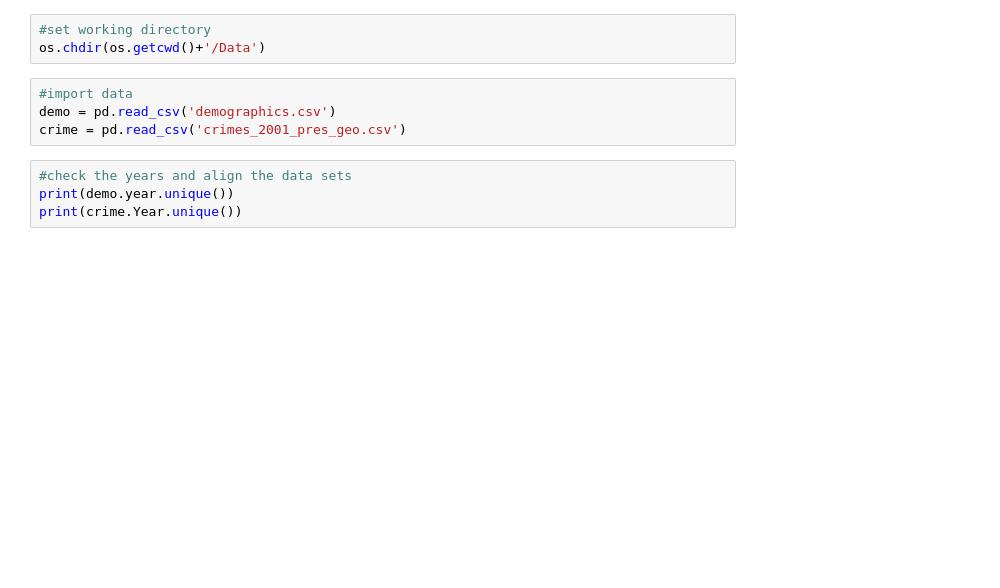
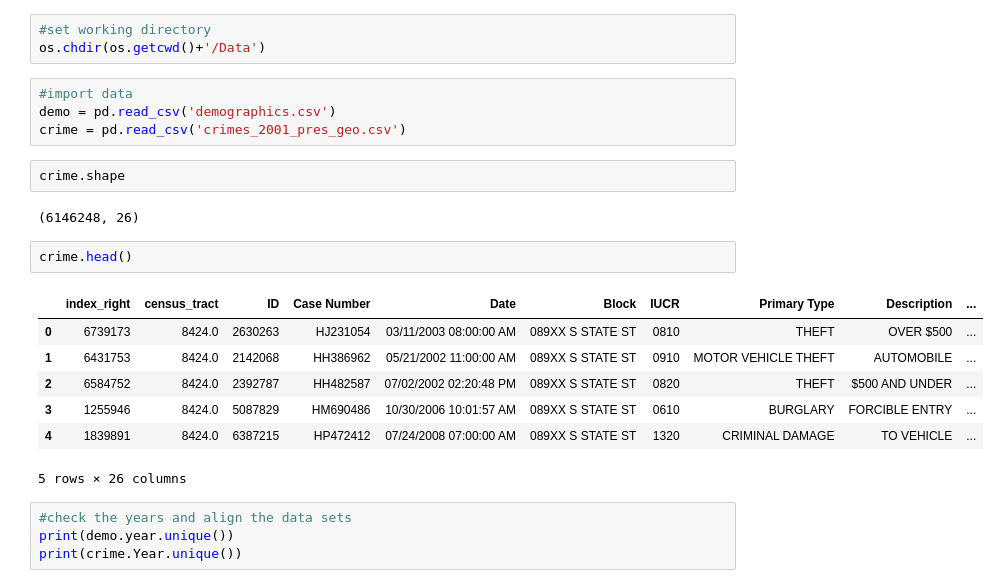
Before and after one commit to 7cb15/ACT-Scores-and-Crime, a Jupyter notebook: CrimeClustering.ipynb, the cells around one changed output. Cells and saved outputs as stored; diff of their text form; blank space fills up the shorter version.

Commit message:
updated crime clustering

```diff
--- a/CrimeClustering.ipynb
+++ b/CrimeClustering.ipynb
@@ -25,6 +25,20 @@ os.chdir(os.getcwd()+'/Data')
 #import data
 demo = pd.read_csv('demographics.csv')
 crime = pd.read_csv('crimes_2001_pres_geo.csv')
+# %%
+crime.shape
+# %% [output]
+(6146248, 26)
+# %%
+crime.head()
+# %% [output]
+|  | index_right | census_tract | ID | Case Number | Date | Block | IUCR | Primary Type | Description | ... |
+| 0 | 6739173 | 8424.0 | 2630263 | HJ231054 | 03/11/2003 08:00:00 AM | 089XX S STATE ST | 0810 | THEFT | OVER $500 | ... |
+| 1 | 6431753 | 8424.0 | 2142068 | HH386962 | 05/21/2002 11:00:00 AM | 089XX S STATE ST | 0910 | MOTOR VEHICLE THEFT | AUTOMOBILE | ... |
+| 2 | 6584752 | 8424.0 | 2392787 | HH482587 | 07/02/2002 02:20:48 PM | 089XX S STATE ST | 0820 | THEFT | $500 AND UNDER | ... |
+| 3 | 1255946 | 8424.0 | 5087829 | HM690486 | 10/30/2006 10:01:57 AM | 089XX S STATE ST | 0610 | BURGLARY | FORCIBLE ENTRY | ... |
+| 4 | 1839891 | 8424.0 | 6387215 | HP472412 | 07/24/2008 07:00:00 AM | 089XX S STATE ST | 1320 | CRIMINAL DAMAGE | TO VEHICLE | ... |
+5 rows × 26 columns
 # %%
 #check the years and align the data sets
 print(demo.year.unique())
```
Also changed, not shown: parts of 22 cells of this notebook.
